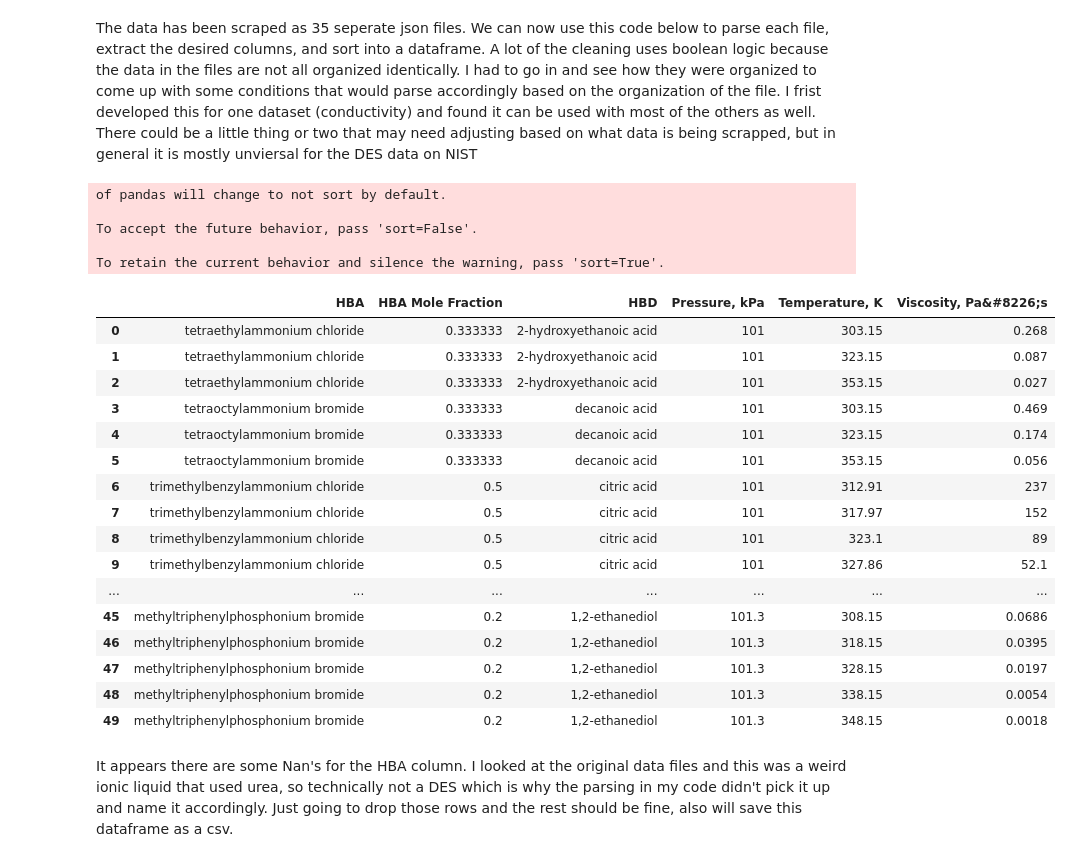
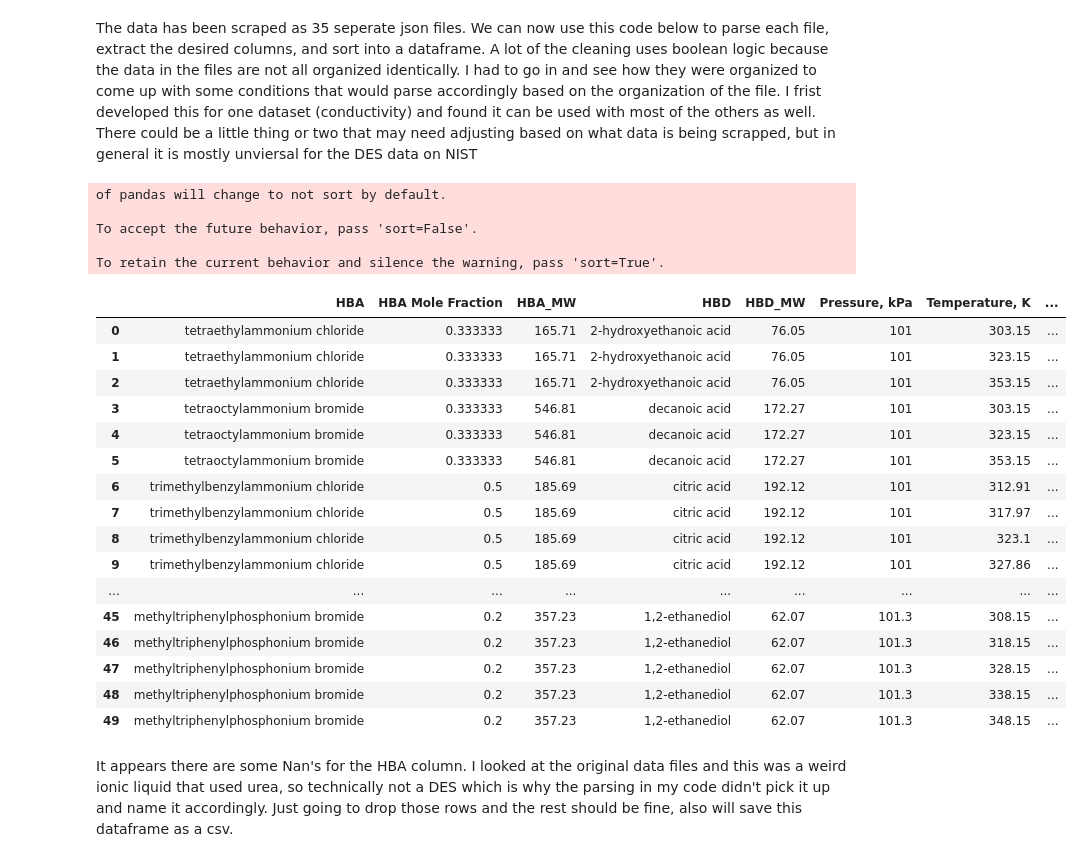
Before and after one commit to jrodguez/des-basis-set, a Jupyter notebook: scripts/webscrapping/viscosity/viscosity_des_webscraping.ipynb, the cells around one changed output. Drawn from its saved outputs; the diff is of its cells as text; code cells hidden in the pictures.

```diff
--- a/scripts/webscrapping/viscosity/viscosity_des_webscraping.ipynb
+++ b/scripts/webscrapping/viscosity/viscosity_des_webscraping.ipynb
@@ -70,6 +70,15 @@ for i in range(35): #edit the number based on how many files were scraped
             inner_old = inner_new
 
         #print(inner_old.columns)
+
+
+        #add the MW for HBD and HBA
+        for i in range(len(json_saltname['name'])):
+            if 'chloride' in json_saltname['name'][i] or 'bromide' in json_saltname['name'][i]:
+                inner_old['HBA_MW']=json_saltname['mw'][i]
+            else:
+                inner_old['HBD_MW']=json_saltname['mw'][i]
+
 
         #add the DES components, i.e. HBA and HBD
         # they are not always listed in the same order on nist data, i.e., HBA always first. Will figure out later.
@@ -103,50 +112,50 @@ for i in range(35): #edit the number based on how many files were scraped
                     mole_fractions_list.append(1/(1+inner_old['HBA Mole Fraction'][k]))
                 #finally make the list the new mole fraction column in the dataframe
                 inner_old['HBA Mole Fraction'] = mole_fractions_list
             #in the last case, if the word mole fraction is present but not a halogen, HBD mole fraction is displayed.
             #Follow simialr process as before
             elif 'Mole fraction' in inner_old.columns[j] and not 'chloride' in inner_old.columns[j] or 'Mole fraction' in inner_old.columns[j] and not 'bromide' in inner_old.columns[j]:
                 inner_old = inner_old.rename(columns={inner_old.columns[j]:'HBA Mole Fraction'})
                 #convert to float instead since it is a decimal
                 inner_old['HBA Mole Fraction'] = inner_old['HBA Mole Fraction'].astype(float)
                 #empty list
                 mole_fractions_list = []
                 #loop through column
                 for k in range(len(inner_old['HBA Mole Fraction'])):
                     #subtract 1 from HBD mole fraction to get HBA mole fraction and append to list
                     mole_fractions_list.append(1 - inner_old['HBA Mole Fraction'][k])
                 #replace column
                 inner_old['HBA Mole Fraction'] = mole_fractions_list
 
 
         #add to the growing dataframe
         outer_new = pd.concat([inner_old, outer_old], axis = 0, ignore_index = True)
         outer_old = outer_new
 
 outer_old.head(50)
 # %% [output]
 of pandas will change to not sort by default.
 
 To accept the future behavior, pass 'sort=False'.
 
 To retain the current behavior and silence the warning, pass 'sort=True'.
-|  | HBA | HBA Mole Fraction | HBD | Pressure, kPa | Temperature, K | Viscosity, Pa&#8226;s |
-| 0 | tetraethylammonium chloride | 0.333333 | 2-hydroxyethanoic acid | 101 | 303.15 | 0.268 |
-| 1 | tetraethylammonium chloride | 0.333333 | 2-hydroxyethanoic acid | 101 | 323.15 | 0.087 |
-| 2 | tetraethylammonium chloride | 0.333333 | 2-hydroxyethanoic acid | 101 | 353.15 | 0.027 |
-| 3 | tetraoctylammonium bromide | 0.333333 | decanoic acid | 101 | 303.15 | 0.469 |
-| 4 | tetraoctylammonium bromide | 0.333333 | decanoic acid | 101 | 323.15 | 0.174 |
-| 5 | tetraoctylammonium bromide | 0.333333 | decanoic acid | 101 | 353.15 | 0.056 |
-| 6 | trimethylbenzylammonium chloride | 0.5 | citric acid | 101 | 312.91 | 237 |
-| 7 | trimethylbenzylammonium chloride | 0.5 | citric acid | 101 | 317.97 | 152 |
-| 8 | trimethylbenzylammonium chloride | 0.5 | citric acid | 101 | 323.1 | 89 |
-| 9 | trimethylbenzylammonium chloride | 0.5 | citric acid | 101 | 327.86 | 52.1 |
-| ... | ... | ... | ... | ... | ... | ... |
-| 45 | methyltriphenylphosphonium bromide | 0.2 | 1,2-ethanediol | 101.3 | 308.15 | 0.0686 |
-| 46 | methyltriphenylphosphonium bromide | 0.2 | 1,2-ethanediol | 101.3 | 318.15 | 0.0395 |
-| 47 | methyltriphenylphosphonium bromide | 0.2 | 1,2-ethanediol | 101.3 | 328.15 | 0.0197 |
-| 48 | methyltriphenylphosphonium bromide | 0.2 | 1,2-ethanediol | 101.3 | 338.15 | 0.0054 |
-| 49 | methyltriphenylphosphonium bromide | 0.2 | 1,2-ethanediol | 101.3 | 348.15 | 0.0018 |
+|  | HBA | HBA Mole Fraction | HBA_MW | HBD | HBD_MW | Pressure, kPa | Temperature, K | ... |
+| 0 | tetraethylammonium chloride | 0.333333 | 165.71 | 2-hydroxyethanoic acid | 76.05 | 101 | 303.15 | ... |
+| 1 | tetraethylammonium chloride | 0.333333 | 165.71 | 2-hydroxyethanoic acid | 76.05 | 101 | 323.15 | ... |
+| 2 | tetraethylammonium chloride | 0.333333 | 165.71 | 2-hydroxyethanoic acid | 76.05 | 101 | 353.15 | ... |
+| 3 | tetraoctylammonium bromide | 0.333333 | 546.81 | decanoic acid | 172.27 | 101 | 303.15 | ... |
+| 4 | tetraoctylammonium bromide | 0.333333 | 546.81 | decanoic acid | 172.27 | 101 | 323.15 | ... |
+| 5 | tetraoctylammonium bromide | 0.333333 | 546.81 | decanoic acid | 172.27 | 101 | 353.15 | ... |
+| 6 | trimethylbenzylammonium chloride | 0.5 | 185.69 | citric acid | 192.12 | 101 | 312.91 | ... |
+| 7 | trimethylbenzylammonium chloride | 0.5 | 185.69 | citric acid | 192.12 | 101 | 317.97 | ... |
+| 8 | trimethylbenzylammonium chloride | 0.5 | 185.69 | citric acid | 192.12 | 101 | 323.1 | ... |
+| 9 | trimethylbenzylammonium chloride | 0.5 | 185.69 | citric acid | 192.12 | 101 | 327.86 | ... |
+| ... | ... | ... | ... | ... | ... | ... | ... | ... |
+| 45 | methyltriphenylphosphonium bromide | 0.2 | 357.23 | 1,2-ethanediol | 62.07 | 101.3 | 308.15 | ... |
+| 46 | methyltriphenylphosphonium bromide | 0.2 | 357.23 | 1,2-ethanediol | 62.07 | 101.3 | 318.15 | ... |
+| 47 | methyltriphenylphosphonium bromide | 0.2 | 357.23 | 1,2-ethanediol | 62.07 | 101.3 | 328.15 | ... |
+| 48 | methyltriphenylphosphonium bromide | 0.2 | 357.23 | 1,2-ethanediol | 62.07 | 101.3 | 338.15 | ... |
+| 49 | methyltriphenylphosphonium bromide | 0.2 | 357.23 | 1,2-ethanediol | 62.07 | 101.3 | 348.15 | ... |
 # %% [markdown]
 It appears there are some Nan's for the HBA column. I looked at the original data files and this was a weird ionic liquid that used urea, so technically not a DES which is why the parsing in my code didn't pick it up and name it accordingly. Just going to drop those rows and the rest should be fine, also will save this dataframe as a csv.
 # %%
```
Also changed, not shown: parts of 1 cell of this notebook, 5 other files.
